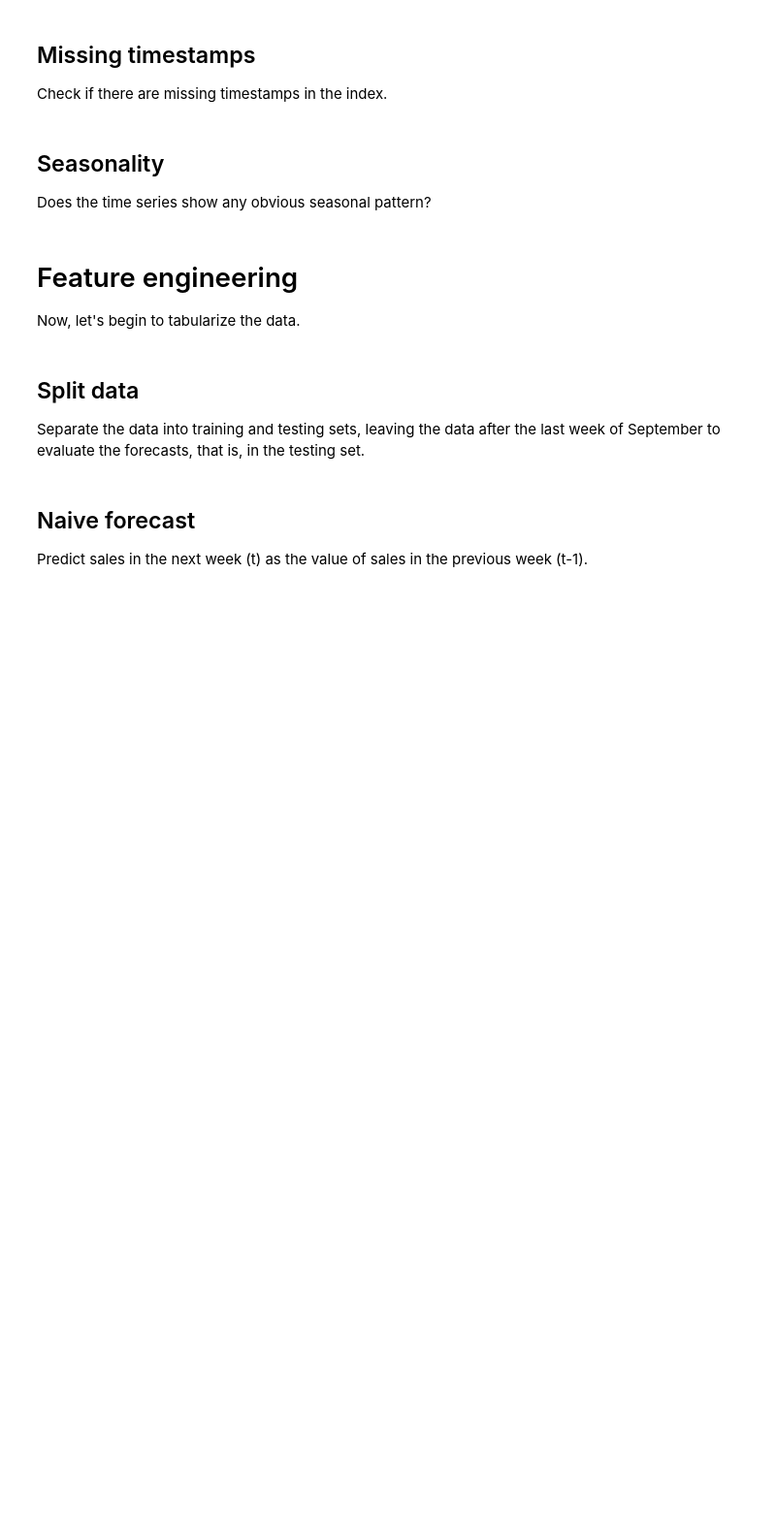
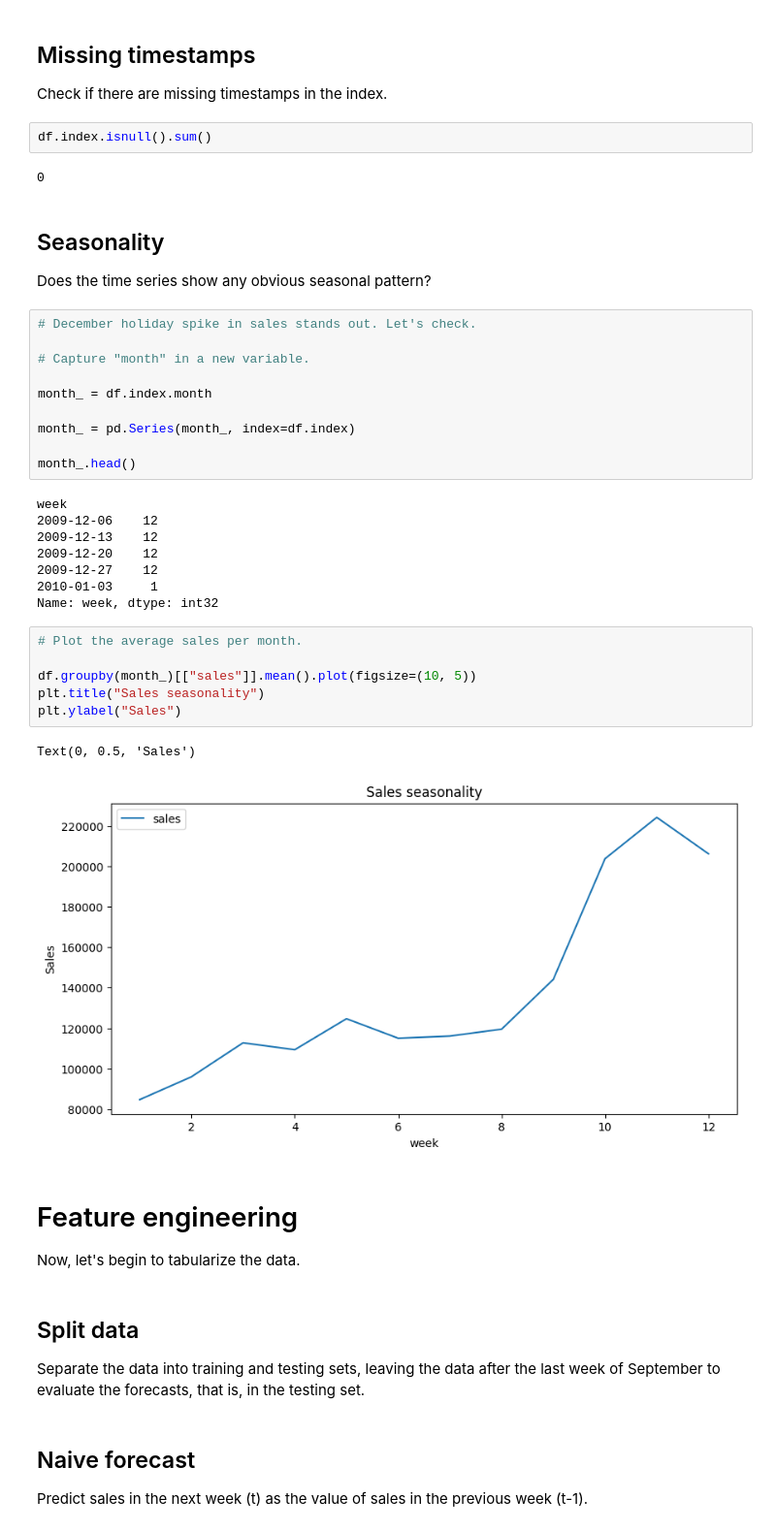
Before and after one commit to ivelin/feature-engineering-for-time-series-forecasting, a Jupyter notebook: assignments/02-tabularizing-time-series/assignment.ipynb, the cells around one changed output. Shown at 97% size. Saved outputs shown, nothing was run; the diff lists cells and outputs as text; blank space fills up the shorter version.

```diff
--- a/assignments/02-tabularizing-time-series/assignment.ipynb
+++ b/assignments/02-tabularizing-time-series/assignment.ipynb
@@ -49,10 +91,41 @@ Check if there are missing values in the time series.
 ## Missing timestamps
 
 Check if there are missing timestamps in the index.
+# %%
+df.index.isnull().sum()
+# %% [output]
+0
 # %% [markdown]
 ## Seasonality
 
 Does the time series show any obvious seasonal pattern?
+# %%
+# December holiday spike in sales stands out. Let's check.
+
+# Capture "month" in a new variable.
+
+month_ = df.index.month
+
+month_ = pd.Series(month_, index=df.index)
+
+month_.head()
+# %% [output]
+week
+2009-12-06    12
+2009-12-13    12
+2009-12-20    12
+2009-12-27    12
+2010-01-03     1
+Name: week, dtype: int32
+# %%
+# Plot the average sales per month.
+
+df.groupby(month_)[["sales"]].mean().plot(figsize=(10, 5))
+plt.title("Sales seasonality")
+plt.ylabel("Sales")
+# %% [output]
+Text(0, 0.5, 'Sales')
+[figure, added]
 # %% [markdown]
 # Feature engineering
 
```
Also changed, not shown: parts of 4 cells of this notebook.
